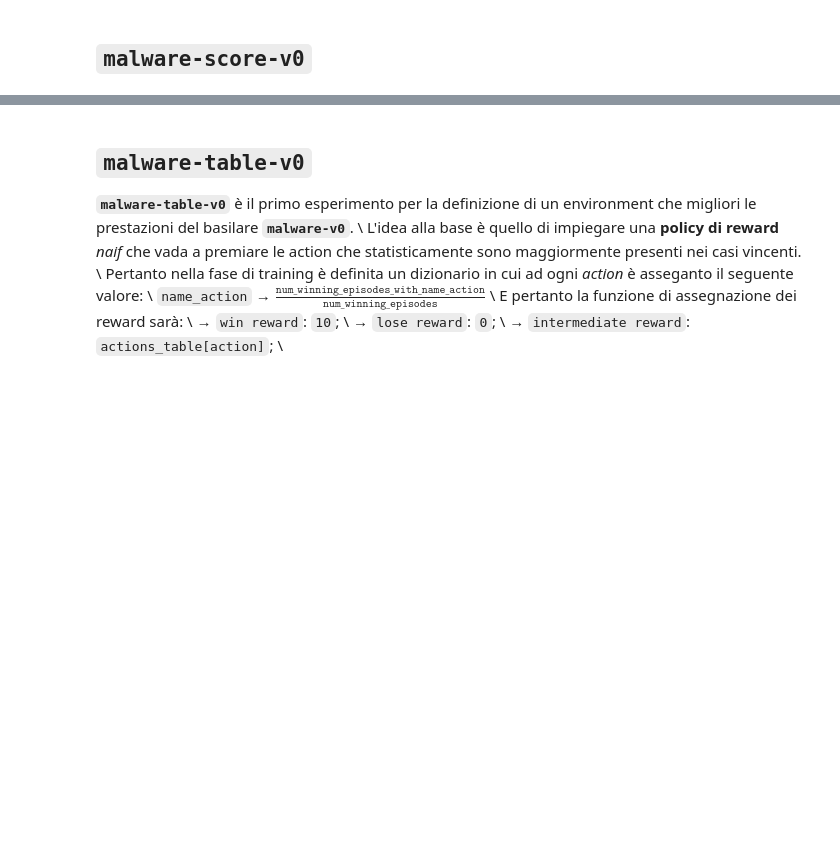
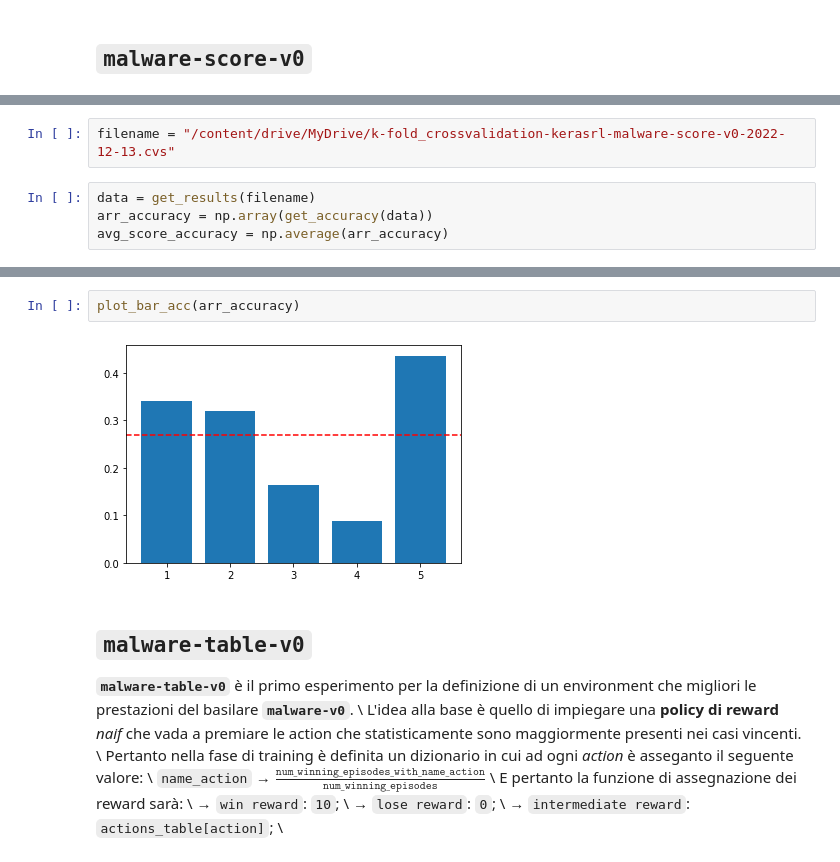
Before and after one commit to dgdeleonardis/colabs, a Jupyter notebook: recap_risultati.ipynb, the cells around one changed output, grey strips where cells are left out. Cells and saved outputs as stored; diff of their text form; blank space fills up the shorter version.

Commit message:
aggiunta dati relativi a malware-score-v0

```diff
--- a/recap_risultati.ipynb
+++ b/recap_risultati.ipynb
@@ -371,0 +374,6 @@ plot_bar_acc(arr_accuracy)
+# %%
+filename = "/content/drive/MyDrive/k-fold_crossvalidation-kerasrl-malware-score-v0-2022-12-13.cvs"
+# %%
+data = get_results(filename)
+arr_accuracy = np.array(get_accuracy(data))
+avg_score_accuracy = np.average(arr_accuracy)
@@ -372,3 +393,7 @@ plot_bar_acc(arr_accuracy)
+# %%
+plot_bar_acc(arr_accuracy)
+# %% [output]
+[figure, added]
 # %% [markdown]
 ## **`malware-table-v0`**
 **`malware-table-v0`** è il primo esperimento per la definizione di un environment che migliori le prestazioni del basilare **`malware-v0`**. \\
```
Also changed, not shown: parts of 3 cells of this notebook.
